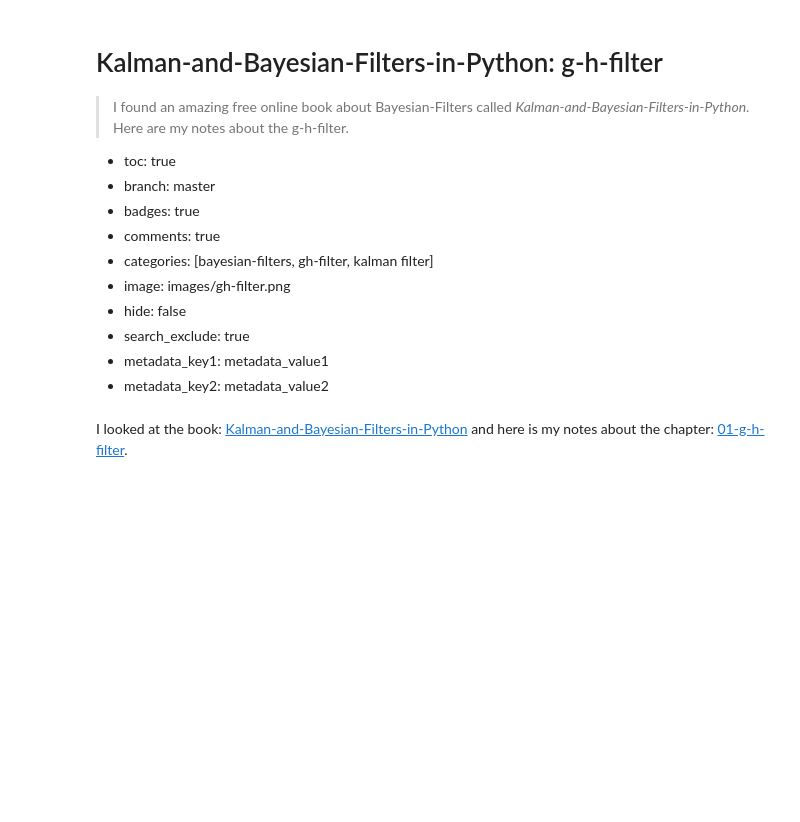
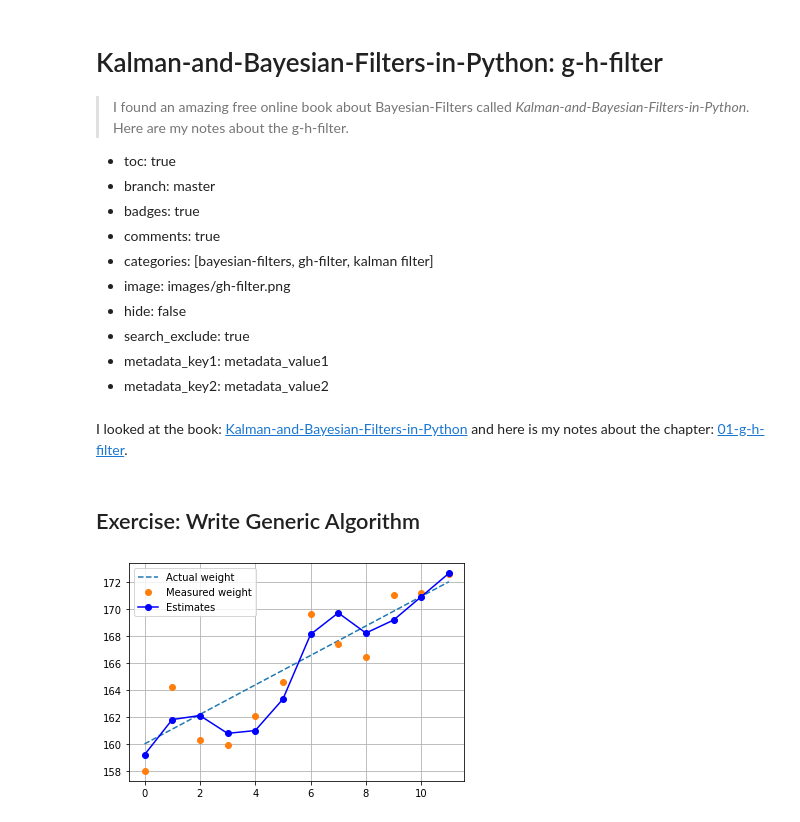
Before and after one commit to martinlarsalbert/feature_selection, a Jupyter notebook: _notebooks/2020-09-16-01_Kalman-and-Bayesian-Filters-in-Python_gh-filter.ipynb, the cells around one changed output. Cells and saved outputs as stored; diff of their text form; code cells hidden in the pictures; blank space fills up the shorter version.

```diff
--- a/_notebooks/2020-09-16-01_Kalman-and-Bayesian-Filters-in-Python_gh-filter.ipynb
+++ b/_notebooks/2020-09-16-01_Kalman-and-Bayesian-Filters-in-Python_gh-filter.ipynb
@@ -24,3 +24,49 @@ import numpy as np
 import matplotlib.pyplot as plt
 import pandas as pd
 from scipy.integrate import odeint
+# %% [markdown]
+## Exercise: Write Generic Algorithm
+# %%
+def g_h_filter(data, x0, dx, g, h, dt):
+    """
+    Performs g-h filter on 1 state variable with a fixed g and h.
+
+    'data' contains the data to be filtered.
+    'x0' is the initial value for our state variable
+    'dx' is the initial change rate for our state variable
+    'g' is the g-h's g scale factor
+    'h' is the g-h's h scale factor
+    'dt' is the length of the time step
+    """
+
+    x_est = x0
+    results = []
+    for z in data:
+        #prediction step:
+        x_pred = x_est + dx*dt
+        dx = dx
+
+        #update step:
+        residual = z - x_pred
+        dx= dx + h*residual/dt
+        x_est = x_pred + g*residual
+
+        results.append(x_est)
+
+    return np.array(results)
+# %%
+#collapse
+weights = [158.0, 164.2, 160.3, 159.9, 162.1, 164.6,
+           169.6, 167.4, 166.4, 171.0, 171.2, 172.6]
+
+data = g_h_filter(data=weights, x0=160., dx=1., g=6./10, h=2./3, dt=1.)
+
+fig,ax=plt.subplots()
+ax.plot([0, 11], [160, 172], '--', label='Actual weight');
+ax.plot(weights, 'o', label='Measured weight');
+ax.plot(data, 'b-o', label='Estimates');
+
+ax.grid(True)
+ax.legend();
+# %% [output]
+[figure, added]
```
Also changed, not shown: parts of 2 cells of this notebook.
